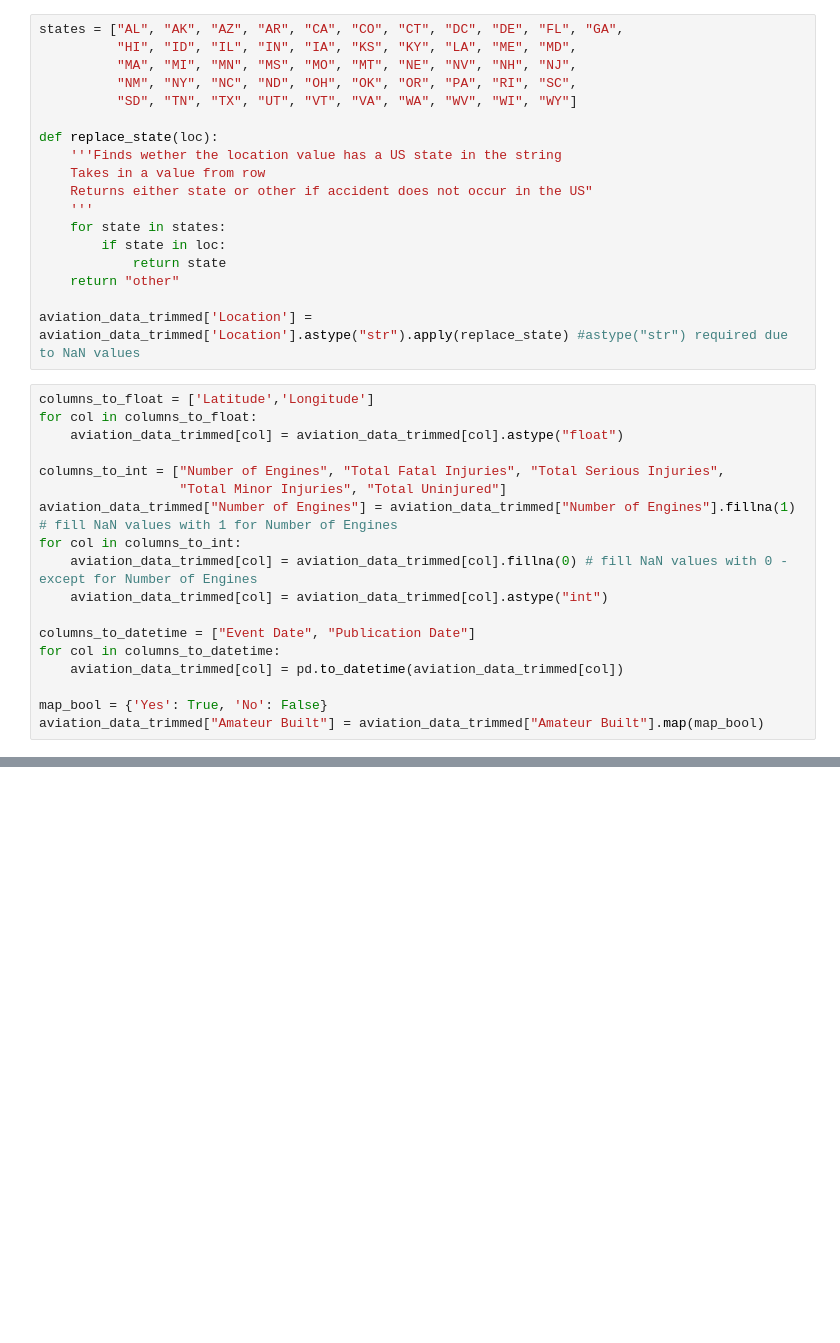
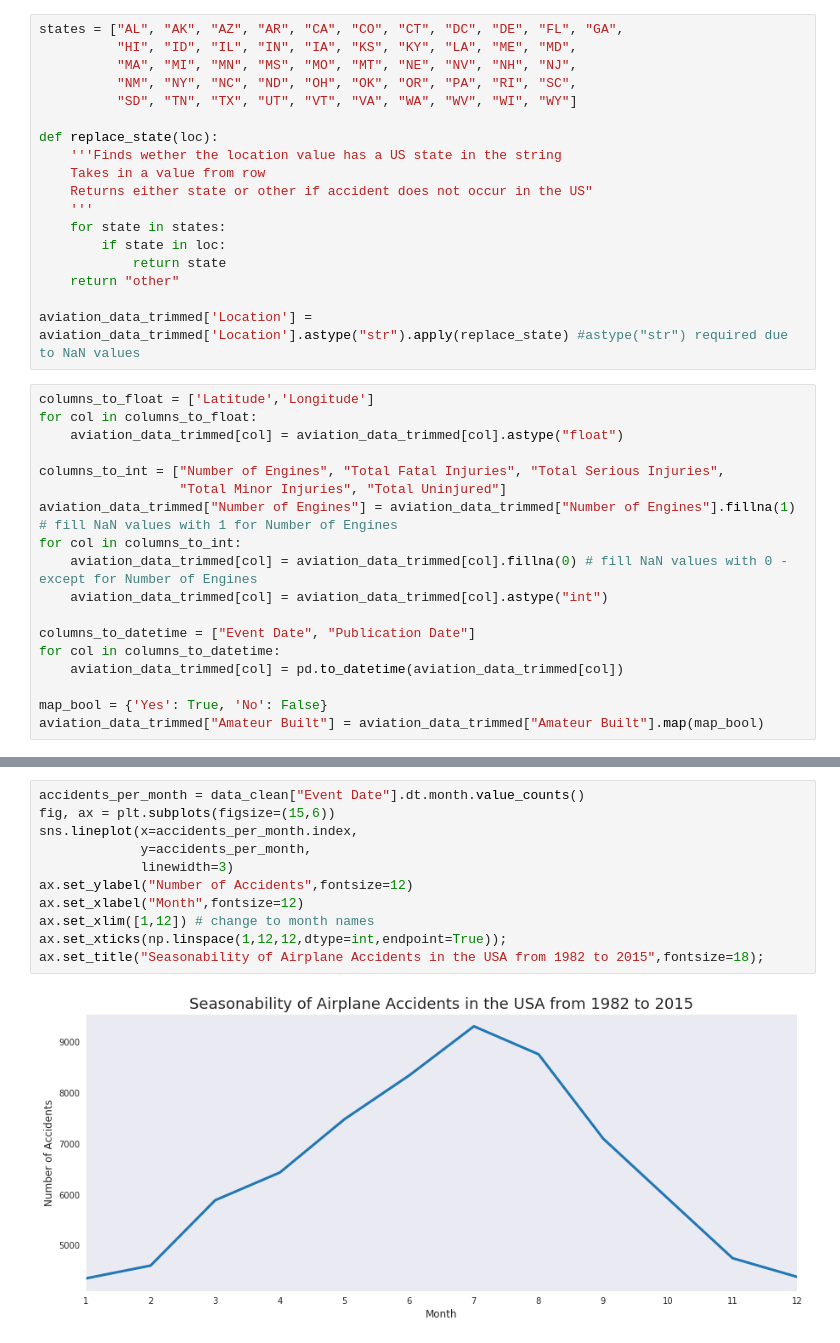
Before and after one commit to asisloustau/creations, a Jupyter notebook: investigating_airplane_accidents/aviation_analysis.ipynb, the cells around one changed output, grey strips where cells are left out. Saved outputs shown, nothing was run; the diff lists cells and outputs as text; blank space fills up the shorter version.

```diff
--- a/investigating_airplane_accidents/aviation_analysis.ipynb
+++ b/investigating_airplane_accidents/aviation_analysis.ipynb
@@ -114,0 +126,13 @@ sns.lineplot(y=year_values,x=year_values.index);
+# %%
+accidents_per_month = data_clean["Event Date"].dt.month.value_counts()
+fig, ax = plt.subplots(figsize=(15,6))
+sns.lineplot(x=accidents_per_month.index,
+             y=accidents_per_month,
+             linewidth=3)
+ax.set_ylabel("Number of Accidents",fontsize=12)
+ax.set_xlabel("Month",fontsize=12)
+ax.set_xlim([1,12]) # change to month names
+ax.set_xticks(np.linspace(1,12,12,dtype=int,endpoint=True));
+ax.set_title("Seasonability of Airplane Accidents in the USA from 1982 to 2015",fontsize=18);
+# %% [output]
+[figure, added]
```
Also changed, not shown: parts of 7 cells of this notebook.
